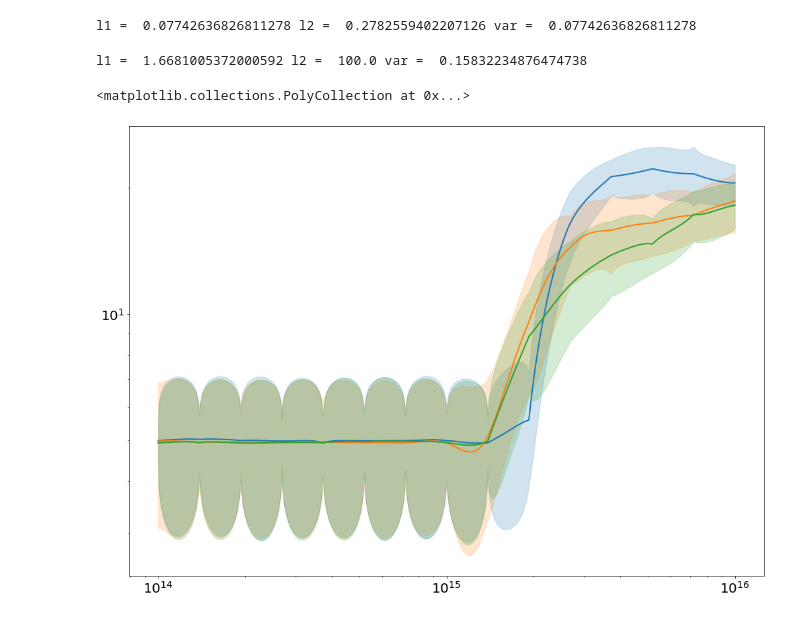
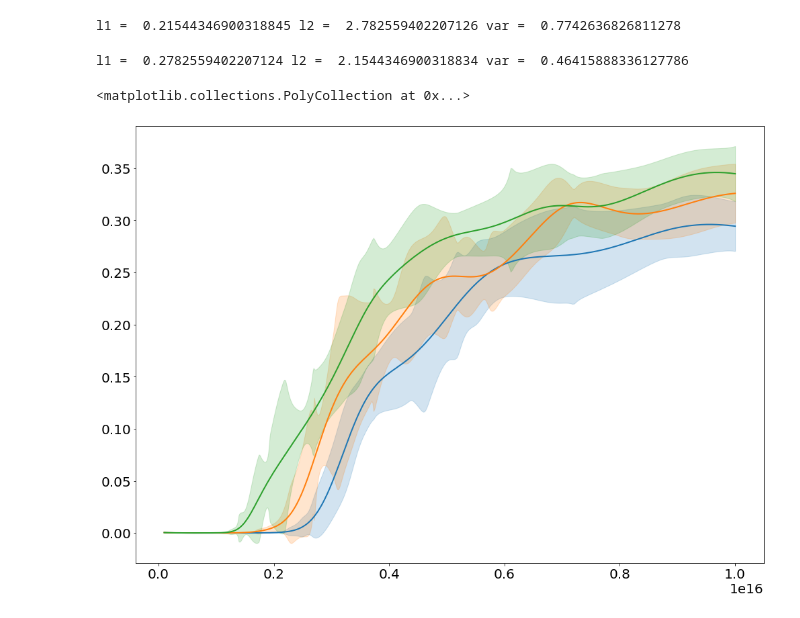
Before and after one commit to gosling123/epoch_surra, a Jupyter notebook: gp_scripts/GP_2d_test.ipynb, the cells around one changed output. Drawn from its saved outputs; the diff is of its cells as text; code cells hidden in the pictures.

```diff
--- a/gp_scripts/GP_2d_test.ipynb
+++ b/gp_scripts/GP_2d_test.ipynb
@@ -1,23 +1,23 @@
 # %%
 from gp_2D import *
 # %%
-input_file = '../training_results/2D/train_inputs_log.json'
-var_file = '../training_results/2D/train_outputs_log_var.json'
-output_file = '../training_results/2D/train_outputs_log_mean.json'
-output_type = 'T'
+input_file = '../training_results/2D/train_inputs_all.json'
+var_file = '../training_results/2D/train_outputs_var_all.json'
+output_file = '../training_results/2D/train_outputs_mean_all.json'
+output_type = 'P'
 # %%
 gp = LPI_GP_2D(input_file=input_file, output_file=output_file,\
-               output_type=output_type, var_file=var_file, train_frac = 0.01)
+               output_type=output_type, var_file=var_file, train_frac = 0.1)
 # %%
 gp.set_training_data()
 # %%
 gp.optimise_noise_GP()
 # %% [output]
-l1 =  0.07742636826811278 l2 =  0.2782559402207126 var =  0.07742636826811278
+l1 =  0.21544346900318845 l2 =  2.782559402207126 var =  0.7742636826811278
 # %%
 gp.optimise_GP()
 # %% [output]
-l1 =  1.6681005372000592 l2 =  100.0 var =  0.15832234876474738
+l1 =  0.2782559402207124 l2 =  2.1544346900318834 var =  0.46415888336127786
 # %%
 N = 1000
 Ln_300 = np.ones(N)*300e-6
@@ -44,13 +44,13 @@ err_300 = 2.0*np.sqrt(Var_epi_300 + Var_noise_300)
 err_500 = 2.0*np.sqrt(Var_epi_500 + Var_noise_500)
 err_1000 = 2.0*np.sqrt(Var_epi_300 + Var_noise_1000)
 # %%
-plt.loglog(X_300[:,0].flatten(), Y_300.flatten(), color = 'C0')
+plt.plot(X_300[:,0].flatten(), Y_300.flatten(), color = 'C0')
 plt.plot(X_500[:,0].flatten(), Y_500.flatten(), color = 'C1')
 plt.plot(X_1000[:,0].flatten(), Y_1000.flatten(), color = 'C2')
 
 plt.fill_between(X_300[:,0].flatten(), Y_300-err_300, Y_300+err_300, alpha = 0.2, color = 'C0')
 plt.fill_between(X_500[:,0].flatten(), Y_500.flatten()-err_500, Y_500.flatten()+err_500, alpha = 0.2, color = 'C1')
 plt.fill_between(X_1000[:,0].flatten(), Y_1000.flatten()-err_1000, Y_1000.flatten()+err_1000, alpha = 0.2, color = 'C2')
 # %% [output]
 <matplotlib.collections.PolyCollection at 0x...>
-[figure, old version]
+[figure, new version]
```
Also changed, not shown: parts of 8 cells of this notebook, 30 other files.
